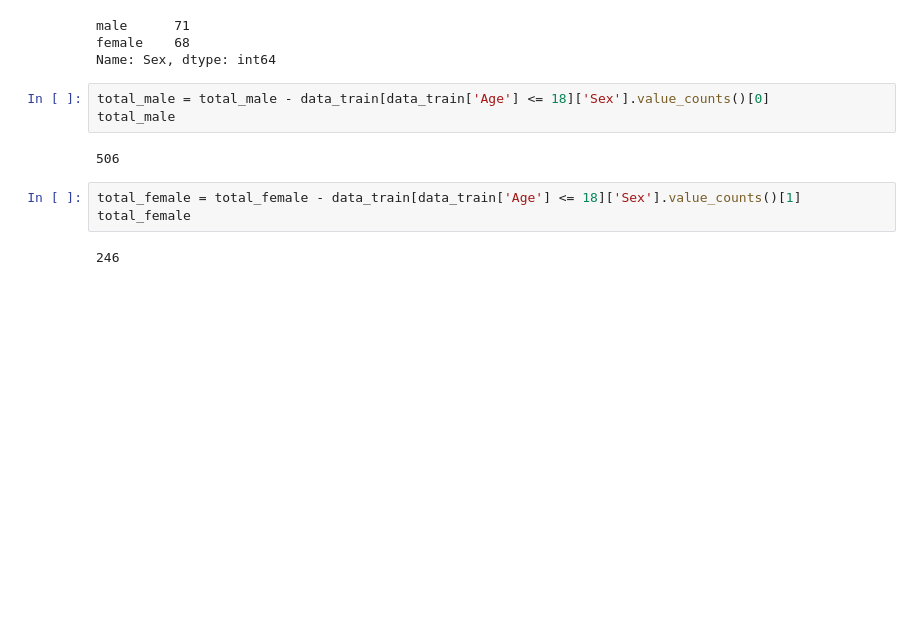
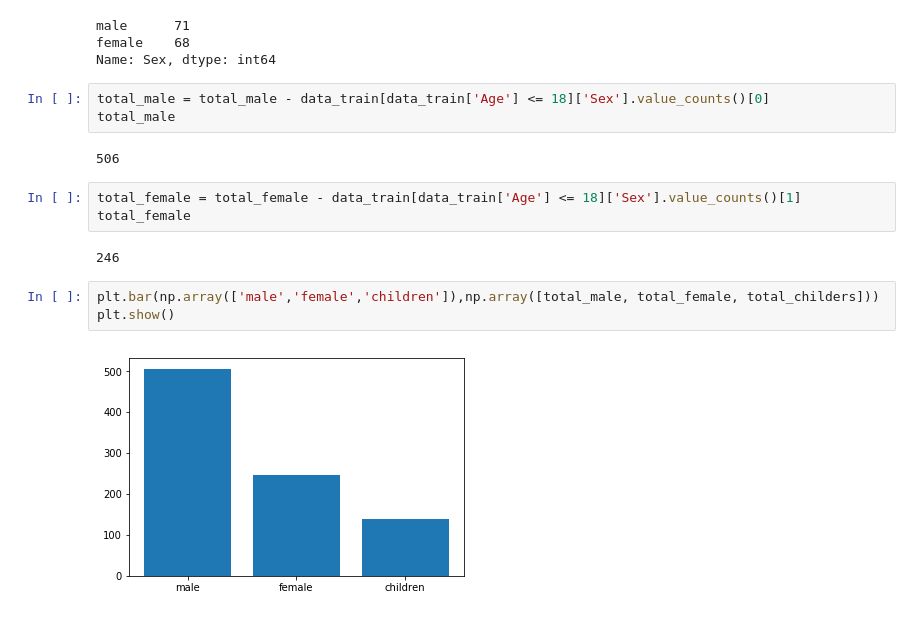
Before and after one commit to Anko1418/Kaggle_Titanic_Challenge, a Jupyter notebook: Titanic_classification.ipynb, the cells around one changed output. Cells and saved outputs as stored; diff of their text form; blank space fills up the shorter version.

```diff
--- a/Titanic_classification.ipynb
+++ b/Titanic_classification.ipynb
@@ -221,3 +221,8 @@ total_female = total_female - data_train[data_train['Age'] <= 18]['Sex'].value_c
 total_female
 # %% [output]
 246
+# %%
+plt.bar(np.array(['male','female','children']),np.array([total_male, total_female, total_childers]))
+plt.show()
+# %% [output]
+[figure, added]
```
Also changed, not shown: parts of 40 cells of this notebook.
